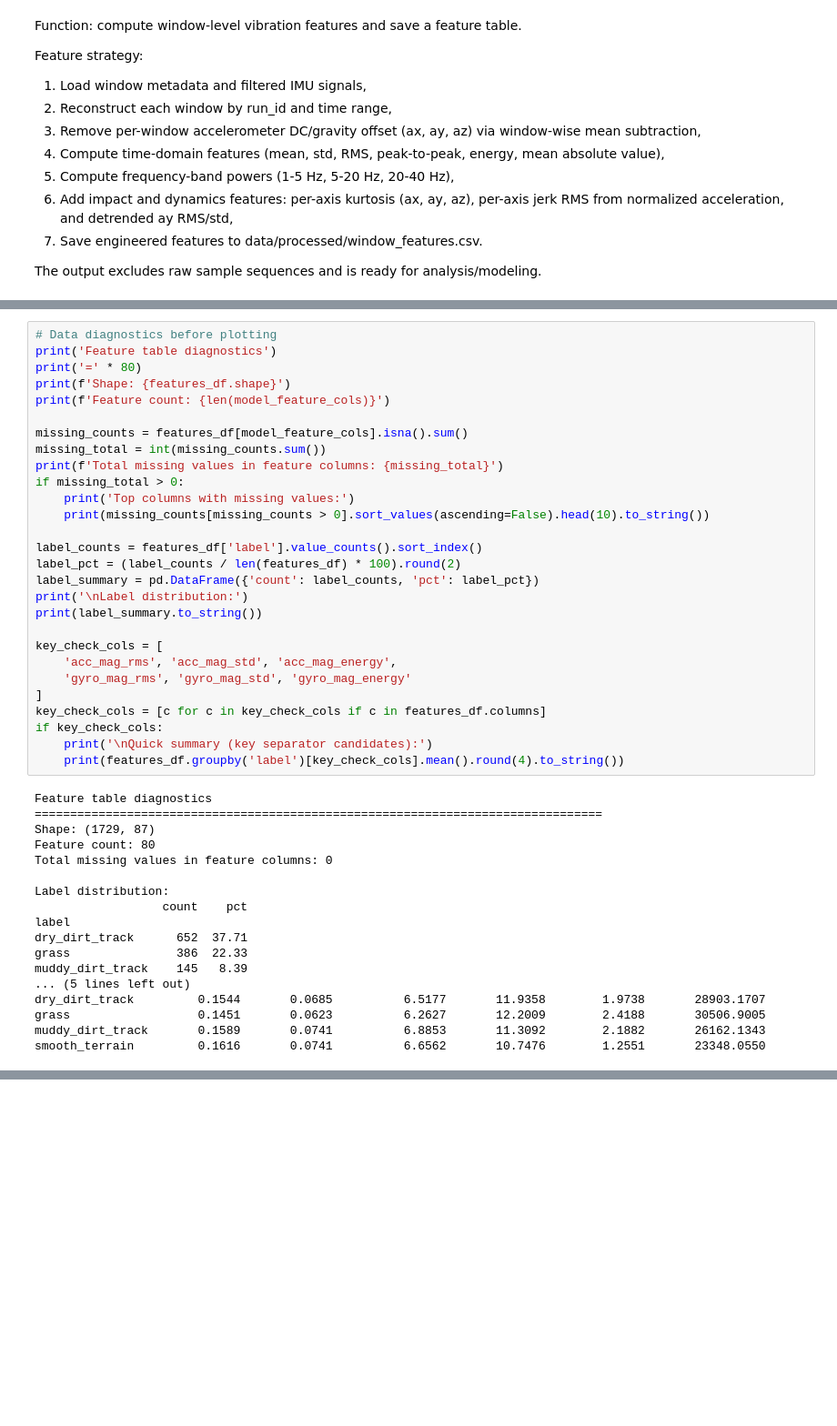
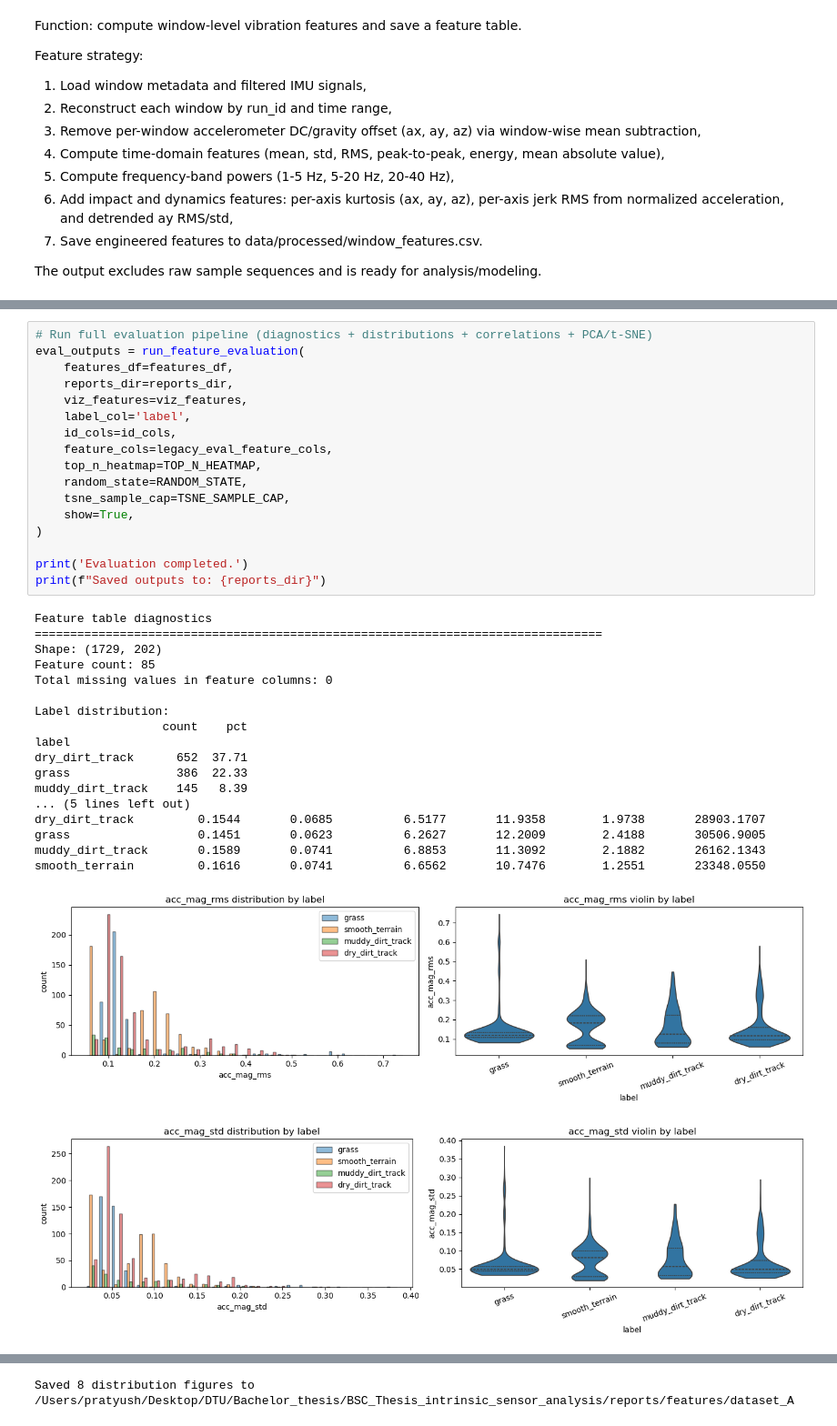
Before and after one commit to Pratyush2012/BSC_Thesis_intrinsic_sensor_analysis, a Jupyter notebook: notebooks/06_features.ipynb, the cells around one changed output, grey strips where cells are left out. Shown at 91% size. Drawn from its saved outputs; the diff is of its cells as text; blank space fills up the shorter version.

Commit message:
added constant velocity analysis, improved the work flow, added features.py to make the code more reusable (need to fix some issues in features.py)

```diff
--- a/notebooks/06_features.ipynb
+++ b/notebooks/06_features.ipynb
@@ -295,46 +160,37 @@ Engineered feature columns for visualization: 80
 # %%
-# Data diagnostics before plotting
-print('Feature table diagnostics')
-print('=' * 80)
-print(f'Shape: {features_df.shape}')
-print(f'Feature count: {len(model_feature_cols)}')
+# Run full evaluation pipeline (diagnostics + distributions + correlations + PCA/t-SNE)
+eval_outputs = run_feature_evaluation(
+    features_df=features_df,
+    reports_dir=reports_dir,
+    viz_features=viz_features,
+    label_col='label',
+    id_cols=id_cols,
+    feature_cols=legacy_eval_feature_cols,
+    top_n_heatmap=TOP_N_HEATMAP,
+    random_state=RANDOM_STATE,
+    tsne_sample_cap=TSNE_SAMPLE_CAP,
+    show=True,
+)
 
-missing_counts = features_df[model_feature_cols].isna().sum()
-missing_total = int(missing_counts.sum())
-print(f'Total missing values in feature columns: {missing_total}')
-if missing_total > 0:
-    print('Top columns with missing values:')
-    print(missing_counts[missing_counts > 0].sort_values(ascending=False).head(10).to_string())
-
-label_counts = features_df['label'].value_counts().sort_index()
-label_pct = (label_counts / len(features_df) * 100).round(2)
-label_summary = pd.DataFrame({'count': label_counts, 'pct': label_pct})
-print('\nLabel distribution:')
-print(label_summary.to_string())
-
-key_check_cols = [
-    'acc_mag_rms', 'acc_mag_std', 'acc_mag_energy',
-    'gyro_mag_rms', 'gyro_mag_std', 'gyro_mag_energy'
-]
-key_check_cols = [c for c in key_check_cols if c in features_df.columns]
-if key_check_cols:
-    print('\nQuick summary (key separator candidates):')
-    print(features_df.groupby('label')[key_check_cols].mean().round(4).to_string())
+print('Evaluation completed.')
+print(f"Saved outputs to: {reports_dir}")
 # %% [output]
 Feature table diagnostics
 ================================================================================
-Shape: (1729, 87)
-Feature count: 80
+Shape: (1729, 202)
+Feature count: 85
 Total missing values in feature columns: 0
 
 Label distribution:
                   count    pct
 label
 dry_dirt_track      652  37.71
 grass               386  22.33
 muddy_dirt_track    145   8.39
 ... (5 lines left out)
 dry_dirt_track         0.1544       0.0685          6.5177       11.9358        1.9738       28903.1707
 grass                  0.1451       0.0623          6.2627       12.2009        2.4188       30506.9005
 muddy_dirt_track       0.1589       0.0741          6.8853       11.3092        2.1882       26162.1343
 smooth_terrain         0.1616       0.0741          6.6562       10.7476        1.2551       23348.0550
+[figure, added]
+[figure, added]
@@ -340,0 +203 @@ smooth_terrain         0.1616       0.0741          6.6562       10.7476
+Saved 8 distribution figures to /Users/pratyush/Desktop/DTU/Bachelor_thesis/BSC_Thesis_intrinsic_sensor_analysis/reports/features/dataset_A
```
Also changed, not shown: parts of 7 cells of this notebook, 24 other files.
